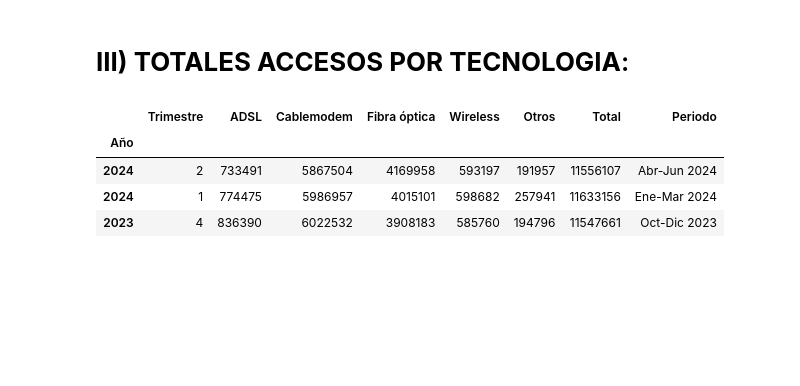
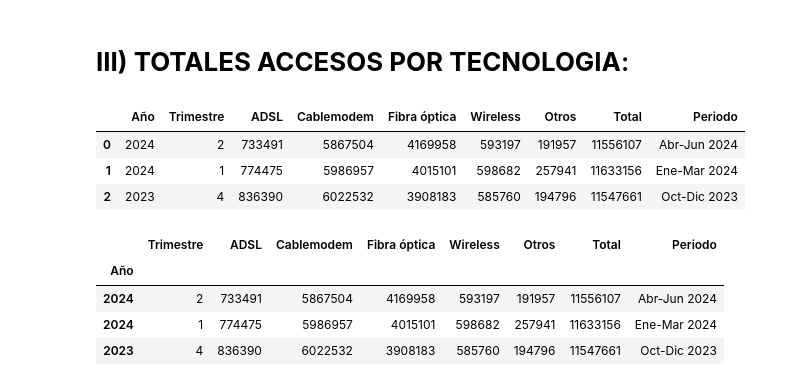
Before and after one commit to AutoMataX/PI-2---DataPT11, a Jupyter notebook: EDA PI2.ipynb, the cells around one changed output. Saved outputs shown, nothing was run; the diff lists cells and outputs as text; code cells hidden in the pictures; blank space fills up the shorter version.

```diff
--- a/EDA PI2.ipynb
+++ b/EDA PI2.ipynb
@@ -674,7 +674,14 @@ accesos_hogares_kpi_PoBI.to_csv('./PI 2/Penetracion_hogares_kpi.csv')
 # %% [markdown]
 # **III) TOTALES ACCESOS POR TECNOLOGIA**:
 # %%
-accesos_por_tec = pd.read_csv('./PI 2/totales_accesos_por_tecnologia.csv', index_col=0, encoding='latin-1')
+#accesos_por_tec = pd.read_csv('./PI 2/totales_accesos_por_tecnologia.csv', index_col=0, encoding='latin-1')
+accesos_por_tec = pd.read_excel('./PI 2/Internet.xlsx', sheet_name = 'Totales Accesos Por Tecnología')
+accesos_por_tec.head(3)
+# %% [output]
+|  | Año | Trimestre | ADSL | Cablemodem | Fibra óptica | Wireless | Otros | Total | Periodo |
+| 0 | 2024 | 2 | 733491 | 5867504 | 4169958 | 593197 | 191957 | 11556107 | Abr-Jun 2024 |
+| 1 | 2024 | 1 | 774475 | 5986957 | 4015101 | 598682 | 257941 | 11633156 | Ene-Mar 2024 |
+| 2 | 2023 | 4 | 836390 | 6022532 | 3908183 | 585760 | 194796 | 11547661 | Oct-Dic 2023 |
 # %%
 accesos_por_tec.head(3)
 # %% [output]
```
Also changed, not shown: parts of 20 cells of this notebook, 2 other files.
